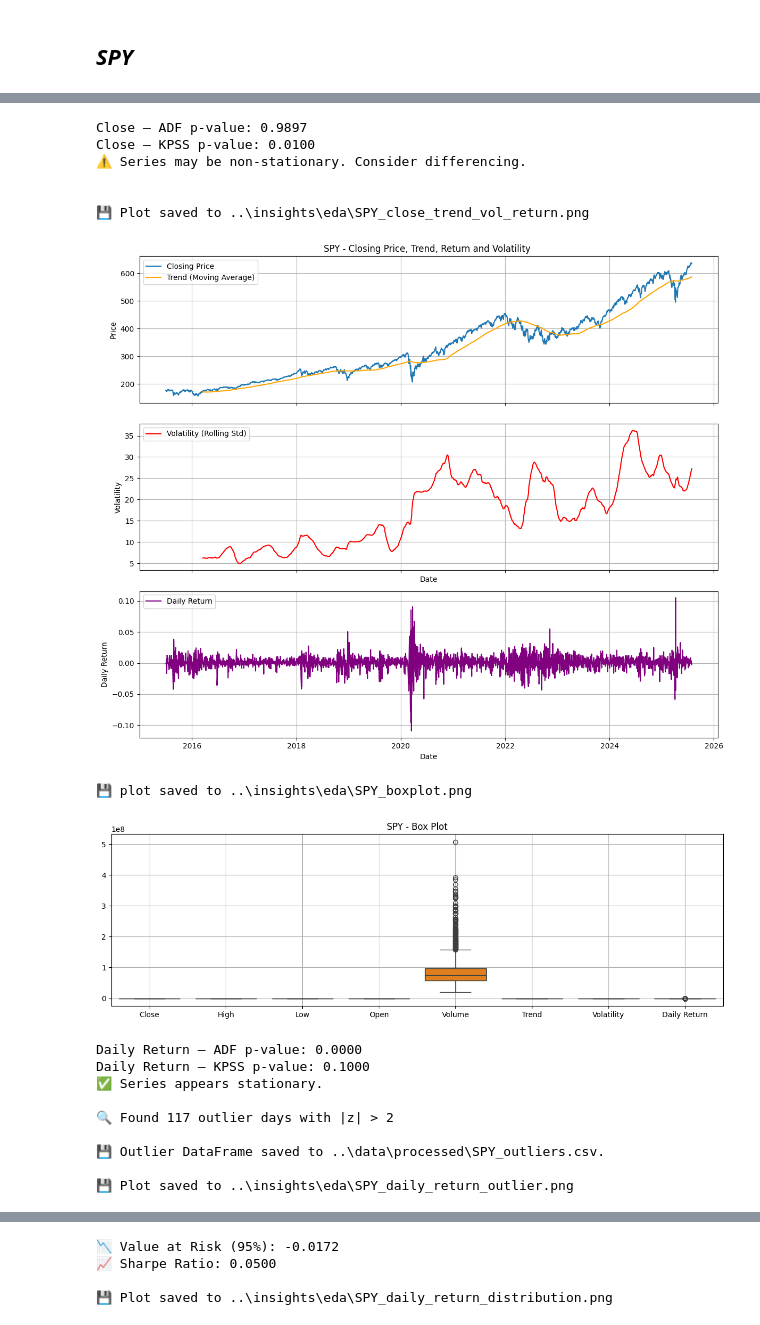
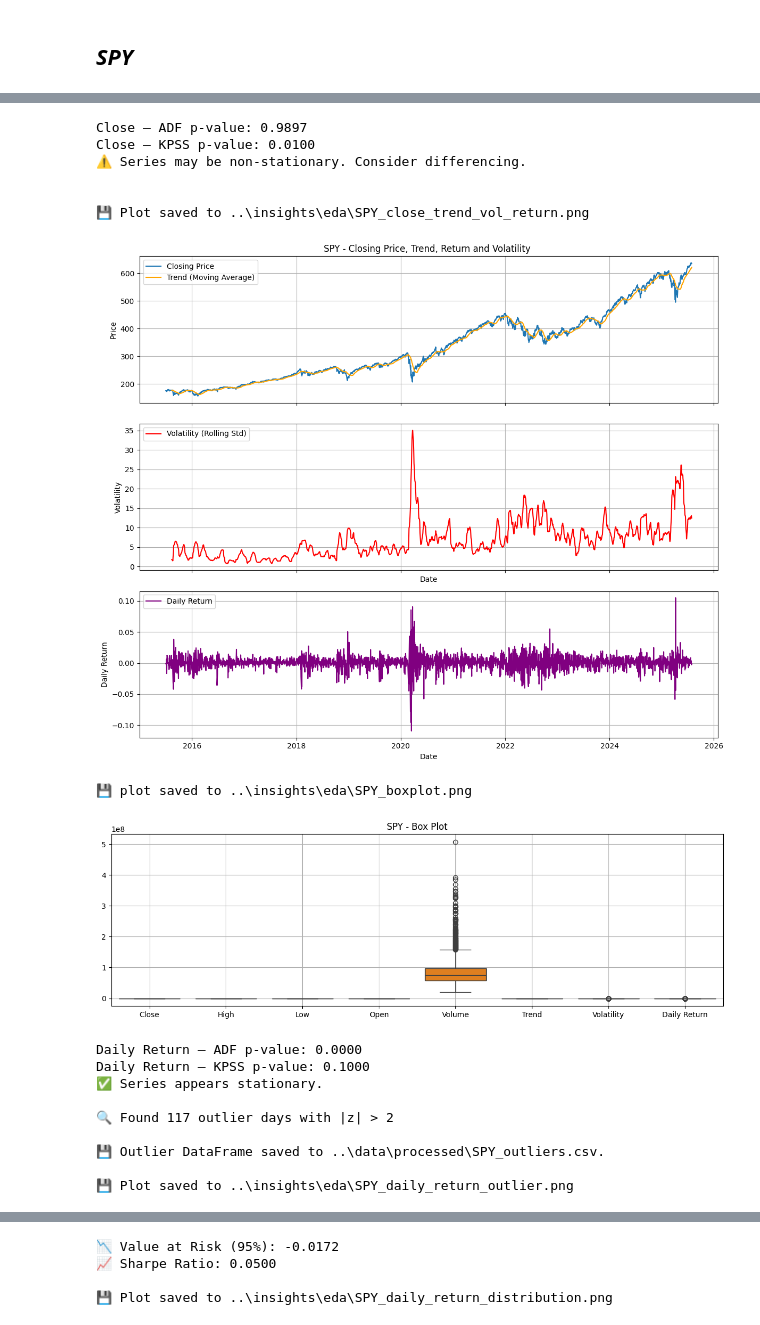
Before and after one commit to nuhaminae/Time-Series-Forecasting-for-Portfolio-Management-Optimization, a Jupyter notebook: notebooks/01_eda.ipynb, the cells around one changed output, grey strips where cells are left out. Drawn from its saved outputs; the diff is of its cells as text; code cells hidden in the pictures.

```diff
--- a/notebooks/01_eda.ipynb
+++ b/notebooks/01_eda.ipynb
@@ -198,6 +199,7 @@ processor = EDA(
     raw_dir=raw_dir,
     processed_dir=processed_dir,
     plot_dir=plot_dir,
+    rolling_window=30,
 )
 processor.eda_processor()
 # %% [output]
@@ -243,11 +245,11 @@ Describe:
 | max | 637.099976 | 638.669983 | 635.539978 | 638.349976 | 5.072443e+08 |
 Close — ADF p-value: 0.9897
 Close — KPSS p-value: 0.0100
 ⚠️ Series may be non-stationary. Consider differencing.
 
 
 💾 Plot saved to ..\insights\eda\SPY_close_trend_vol_return.png
-[figure, old version]
+[figure, new version]
 💾 plot saved to ..\insights\eda\SPY_boxplot.png
 [figure]
 Daily Return — ADF p-value: 0.0000
```
Also changed, not shown: parts of 3 cells of this notebook.
